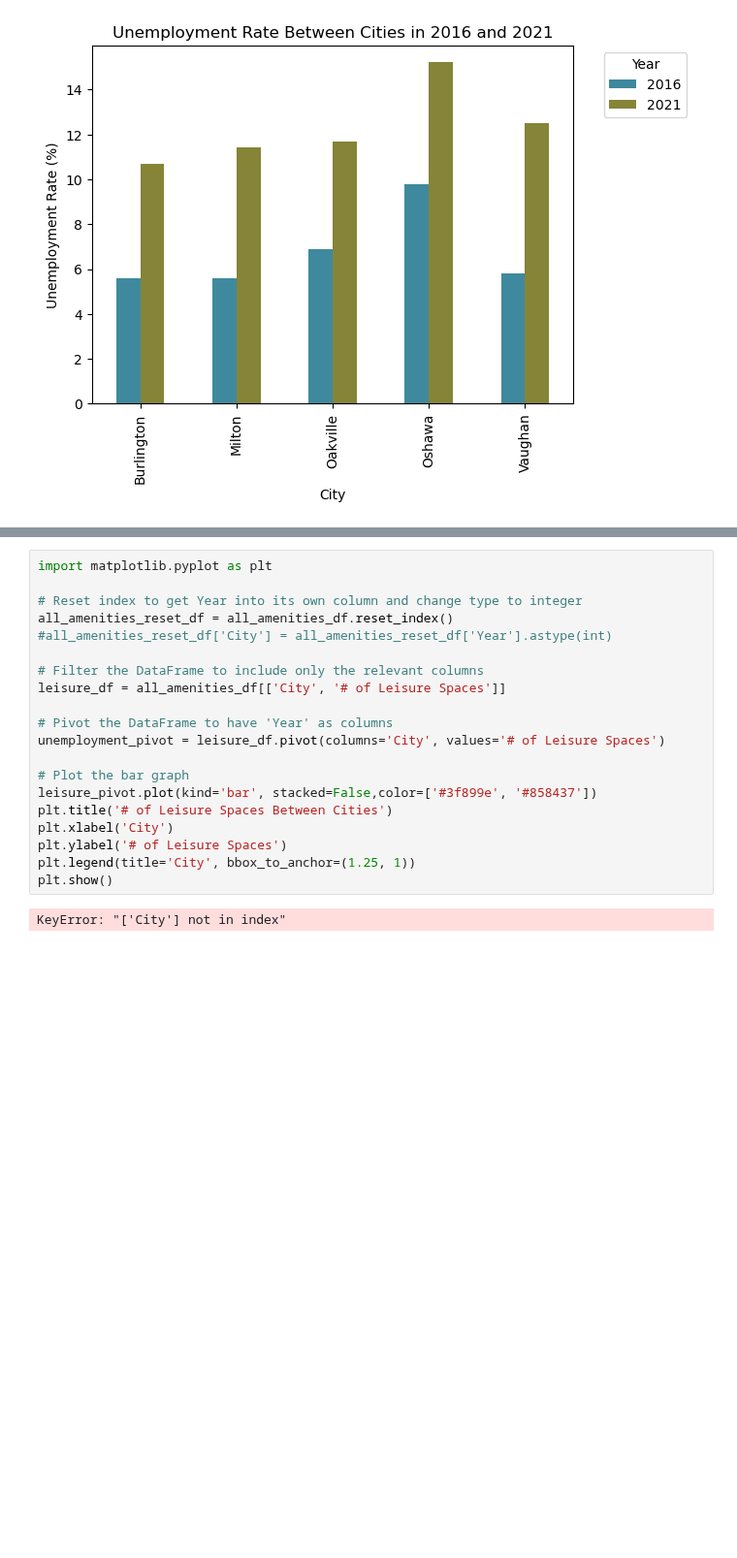
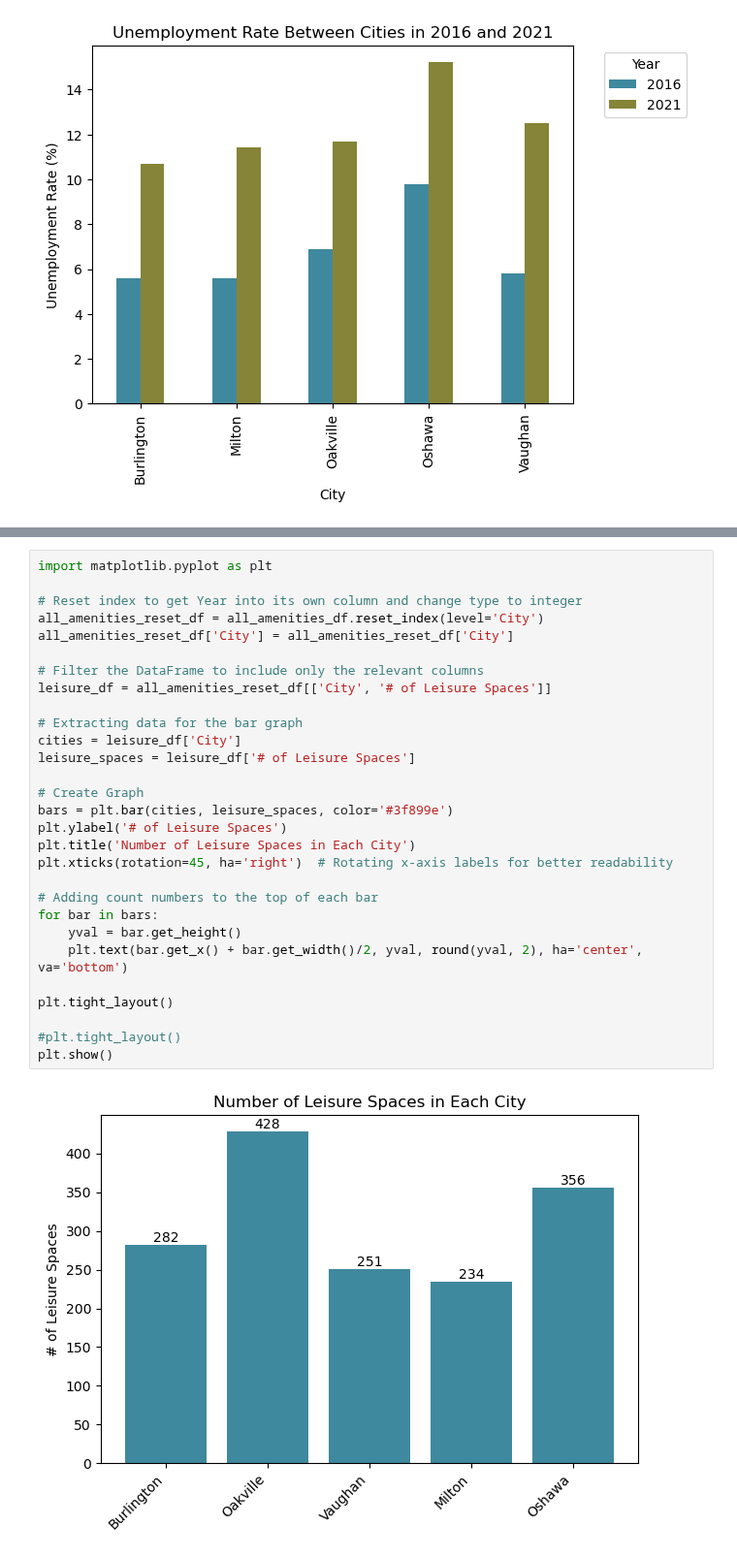
Before and after one commit to MaisieDeGraaf/oakville-housing-analysis, a Jupyter notebook: Analysis-Jaylene.ipynb, the cells around one changed output, grey strips where cells are left out. Shown at 97% size. Cells and saved outputs as stored; diff of their text form; blank space fills up the shorter version.

Commit message:
completed graphs

```diff
--- a/Analysis-Jaylene.ipynb
+++ b/Analysis-Jaylene.ipynb
@@ -86,22 +68,31 @@ TypeError: 'Index' object is not callable
 # %%
 import matplotlib.pyplot as plt
 
 # Reset index to get Year into its own column and change type to integer
-all_amenities_reset_df = all_amenities_df.reset_index()
-#all_amenities_reset_df['City'] = all_amenities_reset_df['Year'].astype(int)
+all_amenities_reset_df = all_amenities_df.reset_index(level='City')
+all_amenities_reset_df['City'] = all_amenities_reset_df['City']
 
 # Filter the DataFrame to include only the relevant columns
-leisure_df = all_amenities_df[['City', '# of Leisure Spaces']]
+leisure_df = all_amenities_reset_df[['City', '# of Leisure Spaces']]
 
-# Pivot the DataFrame to have 'Year' as columns
-unemployment_pivot = leisure_df.pivot(columns='City', values='# of Leisure Spaces')
+# Extracting data for the bar graph
+cities = leisure_df['City']
+leisure_spaces = leisure_df['# of Leisure Spaces']
 
-# Plot the bar graph
-leisure_pivot.plot(kind='bar', stacked=False,color=['#3f899e', '#858437'])
-plt.title('# of Leisure Spaces Between Cities')
-plt.xlabel('City')
+# Create Graph
+bars = plt.bar(cities, leisure_spaces, color='#3f899e')
 plt.ylabel('# of Leisure Spaces')
-plt.legend(title='City', bbox_to_anchor=(1.25, 1))
+plt.title('Number of Leisure Spaces in Each City')
+plt.xticks(rotation=45, ha='right')  # Rotating x-axis labels for better readability
+
+# Adding count numbers to the top of each bar
+for bar in bars:
+    yval = bar.get_height()
+    plt.text(bar.get_x() + bar.get_width()/2, yval, round(yval, 2), ha='center', va='bottom')
+
+plt.tight_layout()
+
+#plt.tight_layout()
 plt.show()
 # %% [output]
-KeyError: "['City'] not in index"
+[figure, added]
```
Also changed, not shown: parts of 5 cells of this notebook.
